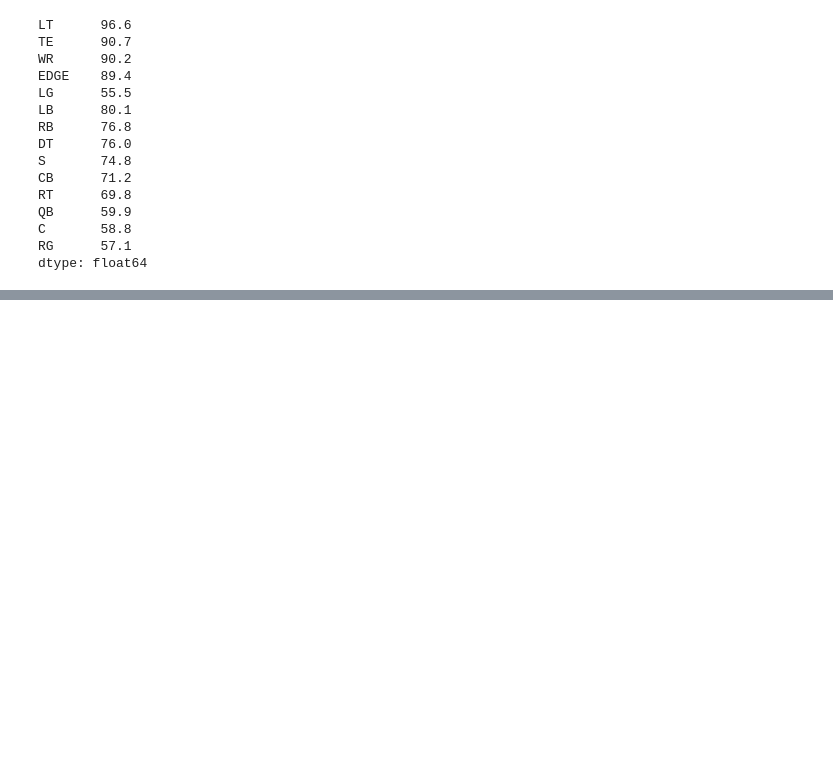
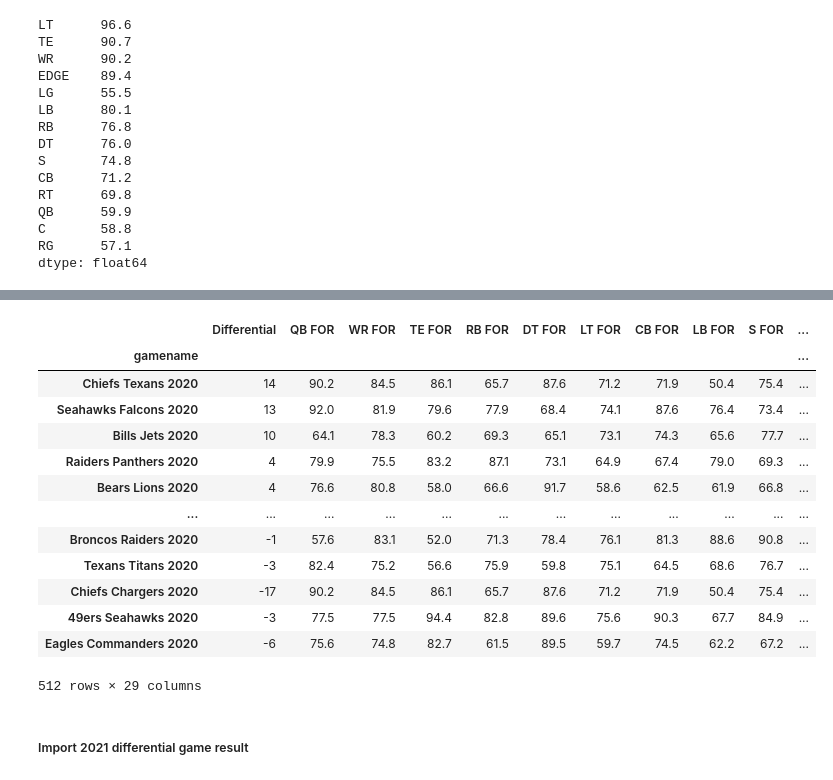
Before and after one commit to AndreaViviani89/Predicting_nfl_games, a Jupyter notebook: data analysis/data_cleaning.ipynb, the cells around one changed output, grey strips where cells are left out. Drawn from its saved outputs; the diff is of its cells as text; code cells hidden in the pictures; blank space fills up the shorter version.

```diff
--- a/data analysis/data_cleaning.ipynb
+++ b/data analysis/data_cleaning.ipynb
@@ -72,0 +75,3 @@ dict2022["Panthers"]["QB"] = 63.6
+# %%
+games2020 = pd.read_csv('C:/Users/andre/Documents/Strive_repository/Predicting_nfl_games/data/2020schedtrimmed.csv')
+games2020
@@ -72,0 +92,6 @@ dict2022["Panthers"]["QB"] = 63.6
+# %%
+# Editing each team name
+
+games2020['For'] = games2020['For'].apply(lambda x: x.split(" ")[-1])
+games2020['Against'] = games2020['Against'].apply(lambda x: x.split(" ")[-1])
+games2020
@@ -72,0 +112,6 @@ dict2022["Panthers"]["QB"] = 63.6
+# %%
+# Editing the label structure
+
+games2020["gamename"] = games2020["For"] + " " + games2020["Against"] + " " + "2020"
+games2020 = games2020.drop(columns = ["For", "Against"])
+games2020
@@ -72,0 +132,33 @@ dict2022["Panthers"]["QB"] = 63.6
+# %%
+# for each game, I've added predictors representing the strength of players from the "For" team and the "Against" team
+
+positions = ["QB", "WR", "TE", "RB", "DT", "LT", "CB", "LB", "S", "RT", "EDGE", "C", "LG", "RG"]
+
+for pos in positions:
+    games2020[pos + " " + "FOR"] = games2020["gamename"].apply(lambda x: dict2020[x.split(" ")[0]].loc[pos])
+
+for pos in positions:
+    games2020[pos + " " + "AGAINST"] = games2020["gamename"].apply(lambda x: dict2020[x.split(" ")[1]].loc[pos])
+
+games2020 = games2020.set_index("gamename")
+# %%
+# Checking the final result
+
+games2020
+# %% [output]
+|  | Differential | QB FOR | WR FOR | TE FOR | RB FOR | DT FOR | LT FOR | CB FOR | LB FOR | S FOR | ... |
+| gamename |  |  |  |  |  |  |  |  |  |  | ... |
+| Chiefs Texans 2020 | 14 | 90.2 | 84.5 | 86.1 | 65.7 | 87.6 | 71.2 | 71.9 | 50.4 | 75.4 | ... |
+| Seahawks Falcons 2020 | 13 | 92.0 | 81.9 | 79.6 | 77.9 | 68.4 | 74.1 | 87.6 | 76.4 | 73.4 | ... |
+| Bills Jets 2020 | 10 | 64.1 | 78.3 | 60.2 | 69.3 | 65.1 | 73.1 | 74.3 | 65.6 | 77.7 | ... |
+| Raiders Panthers 2020 | 4 | 79.9 | 75.5 | 83.2 | 87.1 | 73.1 | 64.9 | 67.4 | 79.0 | 69.3 | ... |
+| Bears Lions 2020 | 4 | 76.6 | 80.8 | 58.0 | 66.6 | 91.7 | 58.6 | 62.5 | 61.9 | 66.8 | ... |
+| ... | ... | ... | ... | ... | ... | ... | ... | ... | ... | ... | ... |
+| Broncos Raiders 2020 | -1 | 57.6 | 83.1 | 52.0 | 71.3 | 78.4 | 76.1 | 81.3 | 88.6 | 90.8 | ... |
+| Texans Titans 2020 | -3 | 82.4 | 75.2 | 56.6 | 75.9 | 59.8 | 75.1 | 64.5 | 68.6 | 76.7 | ... |
+| Chiefs Chargers 2020 | -17 | 90.2 | 84.5 | 86.1 | 65.7 | 87.6 | 71.2 | 71.9 | 50.4 | 75.4 | ... |
+| 49ers Seahawks 2020 | -3 | 77.5 | 77.5 | 94.4 | 82.8 | 89.6 | 75.6 | 90.3 | 67.7 | 84.9 | ... |
+| Eagles Commanders 2020 | -6 | 75.6 | 74.8 | 82.7 | 61.5 | 89.5 | 59.7 | 74.5 | 62.2 | 67.2 | ... |
+512 rows × 29 columns
+# %% [markdown]
+##### Import 2021 differential game result
```
Also changed, not shown: parts of 19 cells of this notebook, 2 other files.
